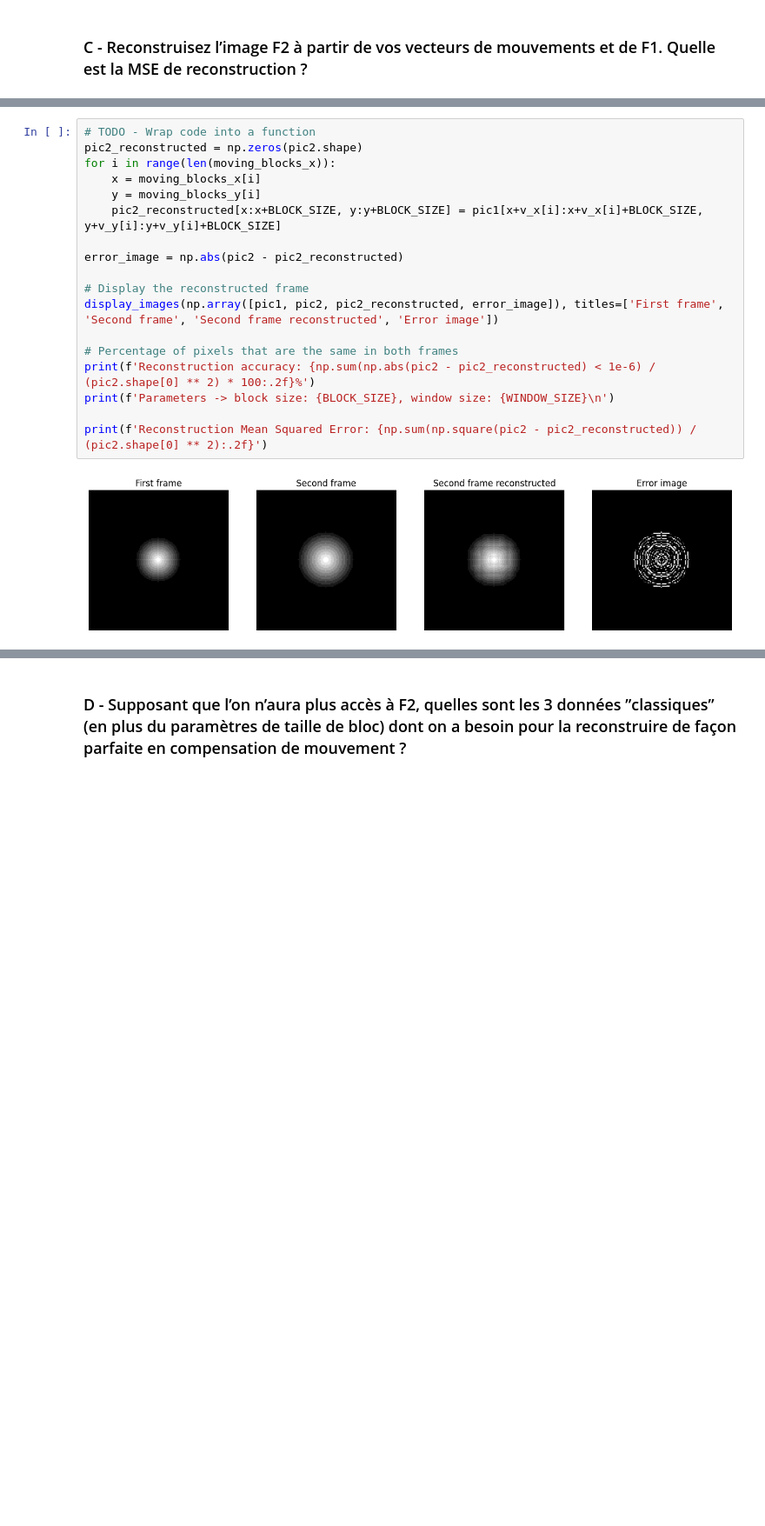
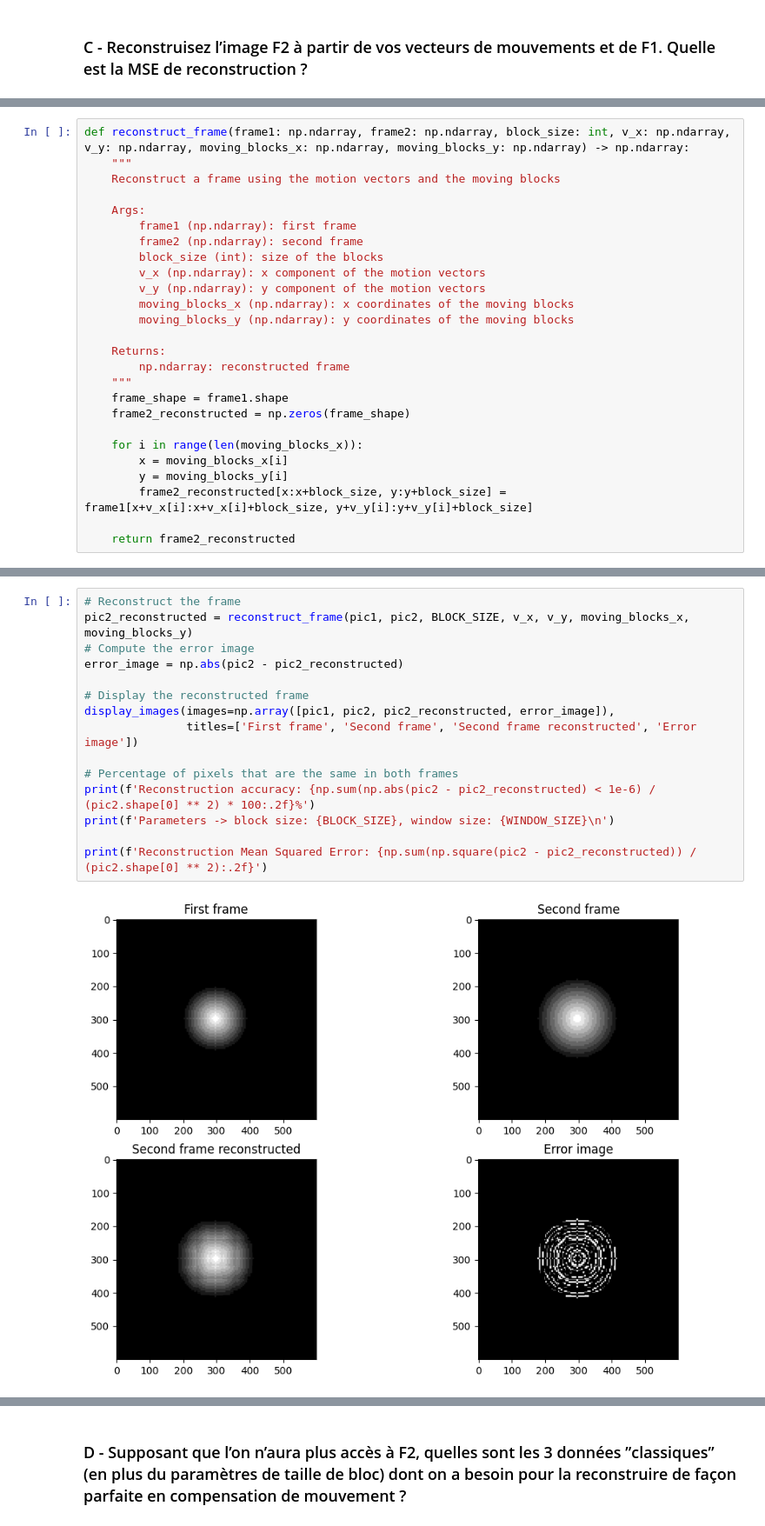
Before and after one commit to sinansoulier/VideoProcessing, a Jupyter notebook: TP2/motion_compensation.ipynb, the cells around one changed output, grey strips where cells are left out. Shown at 87% size. Cells and saved outputs as stored; diff of their text form; blank space fills up the shorter version.

Commit message:
frame_reconstruction: Finished cleaning notebook and improving code

```diff
--- a/TP2/motion_compensation.ipynb
+++ b/TP2/motion_compensation.ipynb
@@ -175,0 +217,26 @@ v_x, v_y, moving_blocks_x, moving_blocks_y = BMA_display(pic2, pic1, block_size=
+# %%
+def reconstruct_frame(frame1: np.ndarray, frame2: np.ndarray, block_size: int, v_x: np.ndarray, v_y: np.ndarray, moving_blocks_x: np.ndarray, moving_blocks_y: np.ndarray) -> np.ndarray:
+    """
+    Reconstruct a frame using the motion vectors and the moving blocks
+
+    Args:
+        frame1 (np.ndarray): first frame
+        frame2 (np.ndarray): second frame
+        block_size (int): size of the blocks
+        v_x (np.ndarray): x component of the motion vectors
+        v_y (np.ndarray): y component of the motion vectors
+        moving_blocks_x (np.ndarray): x coordinates of the moving blocks
+        moving_blocks_y (np.ndarray): y coordinates of the moving blocks
+
+    Returns:
+        np.ndarray: reconstructed frame
+    """
+    frame_shape = frame1.shape
+    frame2_reconstructed = np.zeros(frame_shape)
+
+    for i in range(len(moving_blocks_x)):
+        x = moving_blocks_x[i]
+        y = moving_blocks_y[i]
+        frame2_reconstructed[x:x+block_size, y:y+block_size] = frame1[x+v_x[i]:x+v_x[i]+block_size, y+v_y[i]:y+v_y[i]+block_size]
+
+    return frame2_reconstructed
@@ -176,23 +245,20 @@ v_x, v_y, moving_blocks_x, moving_blocks_y = BMA_display(pic2, pic1, block_size=
 # %%
-# TODO - Wrap code into a function
-pic2_reconstructed = np.zeros(pic2.shape)
-for i in range(len(moving_blocks_x)):
-    x = moving_blocks_x[i]
-    y = moving_blocks_y[i]
-    pic2_reconstructed[x:x+BLOCK_SIZE, y:y+BLOCK_SIZE] = pic1[x+v_x[i]:x+v_x[i]+BLOCK_SIZE, y+v_y[i]:y+v_y[i]+BLOCK_SIZE]
-
+# Reconstruct the frame
+pic2_reconstructed = reconstruct_frame(pic1, pic2, BLOCK_SIZE, v_x, v_y, moving_blocks_x, moving_blocks_y)
+# Compute the error image
 error_image = np.abs(pic2 - pic2_reconstructed)
 
 # Display the reconstructed frame
-display_images(np.array([pic1, pic2, pic2_reconstructed, error_image]), titles=['First frame', 'Second frame', 'Second frame reconstructed', 'Error image'])
+display_images(images=np.array([pic1, pic2, pic2_reconstructed, error_image]),
+               titles=['First frame', 'Second frame', 'Second frame reconstructed', 'Error image'])
 
 # Percentage of pixels that are the same in both frames
 print(f'Reconstruction accuracy: {np.sum(np.abs(pic2 - pic2_reconstructed) < 1e-6) / (pic2.shape[0] ** 2) * 100:.2f}%')
 print(f'Parameters -> block size: {BLOCK_SIZE}, window size: {WINDOW_SIZE}\n')
 
 print(f'Reconstruction Mean Squared Error: {np.sum(np.square(pic2 - pic2_reconstructed)) / (pic2.shape[0] ** 2):.2f}')
 # %% [output]
-[figure, old version]
+[figure, new version]
 Reconstruction accuracy: 97.05%
 Parameters -> block size: 40, window size: 20
 
```
Also changed, not shown: parts of 25 cells of this notebook.
